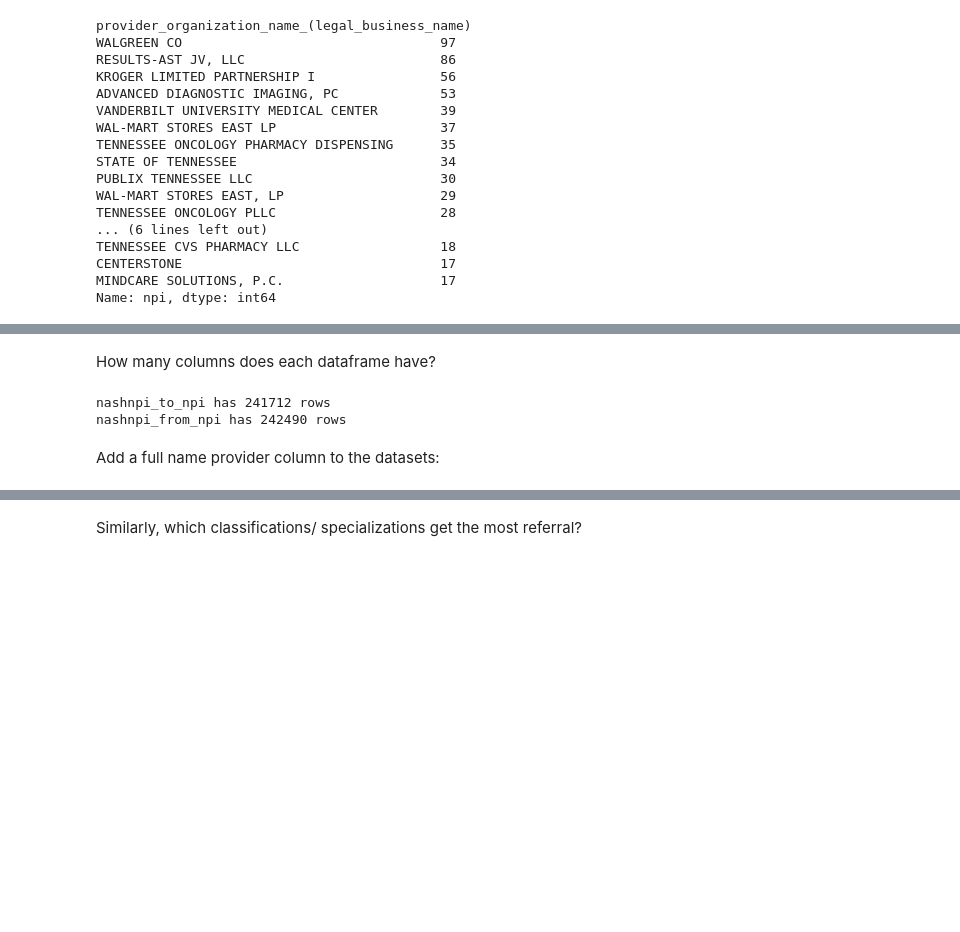
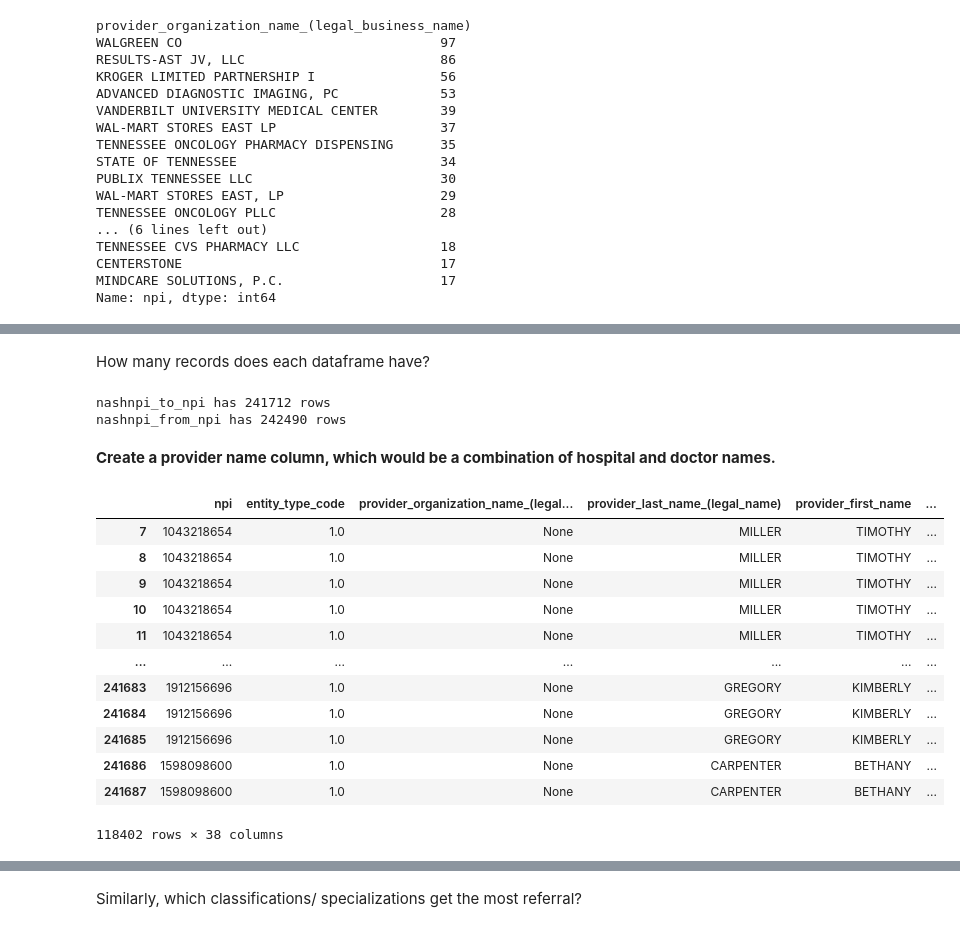
Before and after one commit to ballir27/hop-team-healthcare-providers, a Jupyter notebook: notebooks/providers.ipynb, the cells around one changed output, grey strips where cells are left out. Saved outputs shown, nothing was run; the diff lists cells and outputs as text; code cells hidden in the pictures; blank space fills up the shorter version.

```diff
--- a/notebooks/providers.ipynb
+++ b/notebooks/providers.ipynb
@@ -236,13 +200,13 @@ Execution time: 18.708964109420776 seconds
 | 2 | 1013012616 | 2.0 | CRIPPS, HOOPER & RHODY, PLLC | None | None | ... |
 3 rows × 37 columns
 # %% [markdown]
-How many columns does each dataframe have?
+How many records does each dataframe have?
 # %%
 print("nashnpi_to_npi has", len(nashnpi_to_npi), "rows")
 print("nashnpi_from_npi has", len(nashnpi_from_npi), "rows")
 # %% [output]
 nashnpi_to_npi has 241712 rows
 nashnpi_from_npi has 242490 rows
-# %% [markdown]
-Add a full name provider column to the datasets:
+# %% [markdown]
+**Create a provider name column, which would be a combination of hospital and doctor names.**
 # %%
@@ -250,0 +232,16 @@ nashnpi_from_npi["provider_fullname"] = nashnpi_from_npi["provider_first_name"]
+# %%
+nashnpi_to_npi[nashnpi_to_npi['entity_type_code'] == 1]
+# %% [output]
+|  | npi | entity_type_code | provider_organization_name_(legal... | provider_last_name_(legal_name) | provider_first_name | ... |
+| 7 | 1043218654 | 1.0 | None | MILLER | TIMOTHY | ... |
+| 8 | 1043218654 | 1.0 | None | MILLER | TIMOTHY | ... |
+| 9 | 1043218654 | 1.0 | None | MILLER | TIMOTHY | ... |
+| 10 | 1043218654 | 1.0 | None | MILLER | TIMOTHY | ... |
+| 11 | 1043218654 | 1.0 | None | MILLER | TIMOTHY | ... |
+| ... | ... | ... | ... | ... | ... | ... |
+| 241683 | 1912156696 | 1.0 | None | GREGORY | KIMBERLY | ... |
+| 241684 | 1912156696 | 1.0 | None | GREGORY | KIMBERLY | ... |
+| 241685 | 1912156696 | 1.0 | None | GREGORY | KIMBERLY | ... |
+| 241686 | 1598098600 | 1.0 | None | CARPENTER | BETHANY | ... |
+| 241687 | 1598098600 | 1.0 | None | CARPENTER | BETHANY | ... |
+118402 rows × 38 columns
```
Also changed, not shown: parts of 82 cells of this notebook.
